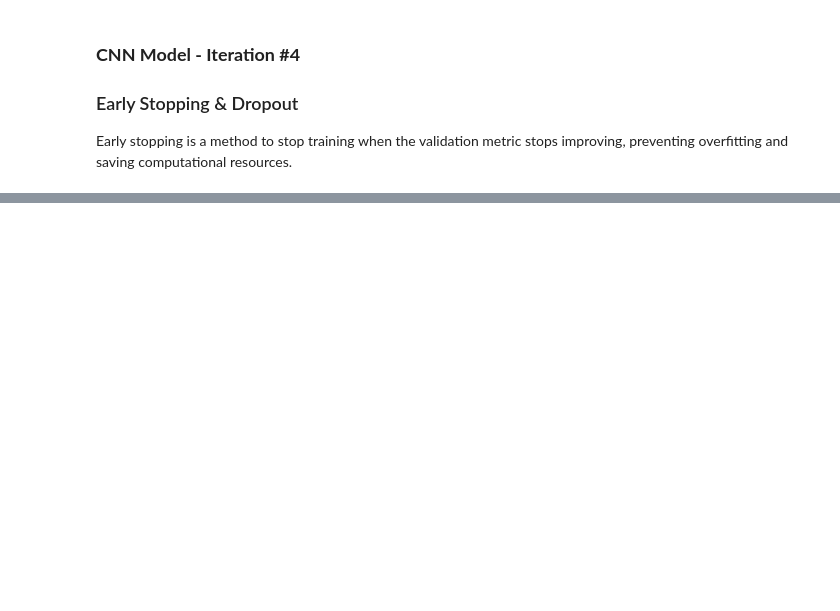
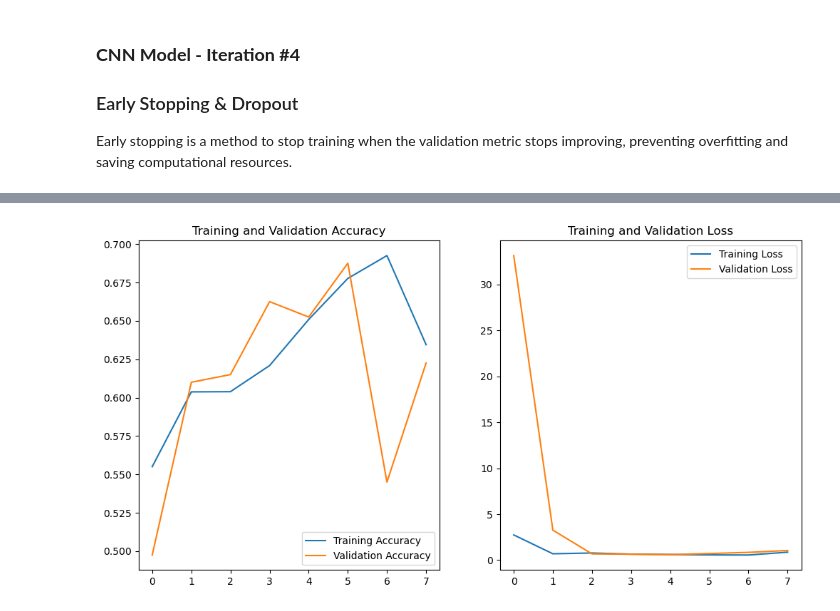
Before and after one commit to excellentwork/Fantastic_4_Project_3, a Jupyter notebook: Fantastic_4_Project_3.ipynb, the cells around one changed output, grey strips where cells are left out. Drawn from its saved outputs; the diff is of its cells as text; code cells hidden in the pictures; blank space fills up the shorter version.

```diff
--- a/Fantastic_4_Project_3.ipynb
+++ b/Fantastic_4_Project_3.ipynb
@@ -478,0 +398,37 @@ plot_training_history(history)
+# %%
+# Define a CNN model
+model_5 = keras.Sequential([
+    layers.Conv2D(32, (3, 3), activation='relu', input_shape=(256, 256, 3)),
+    layers.BatchNormalization(),
+    layers.MaxPooling2D((2, 2)),
+    layers.Conv2D(64, (3, 3), activation='relu'),
+    layers.BatchNormalization(),
+    layers.MaxPooling2D((2, 2)),
+    layers.Dropout(0.25),
+    layers.Flatten(),
+    layers.Dense(128, activation='relu'),
+    layers.Dropout(0.5),
+    layers.Dense(1, activation='sigmoid')
+])
+
+
+# Compile the model
+model_5.compile(optimizer='adam', loss='binary_crossentropy', metrics=['accuracy'])
+# %%
+from tensorflow.keras.callbacks import EarlyStopping
+
+# Define early stopping
+early_stopping = EarlyStopping(
+    monitor='val_loss',   # Monitor validation loss
+    patience=3,           # Number of epochs with no improvement after which training will be stopped
+    verbose=1,            # Verbosity mode
+    restore_best_weights=True  # Restores model weights from the epoch with the lowest validation loss
+)
+
+# Fit the model with early stopping
+history_5 = model_5.fit(
+    X_train_aug, y_train_aug,
+    validation_data=(X_test, y_test),
+    epochs=10,
+    callbacks=[early_stopping]
+)
@@ -478,0 +461,5 @@ plot_training_history(history)
+# %%
+# Accuracy and Loss Plots
+plot_training_history(history_5)
+# %% [output]
+[figure, added]
```
Also changed, not shown: parts of 30 cells of this notebook, 1 other file.
